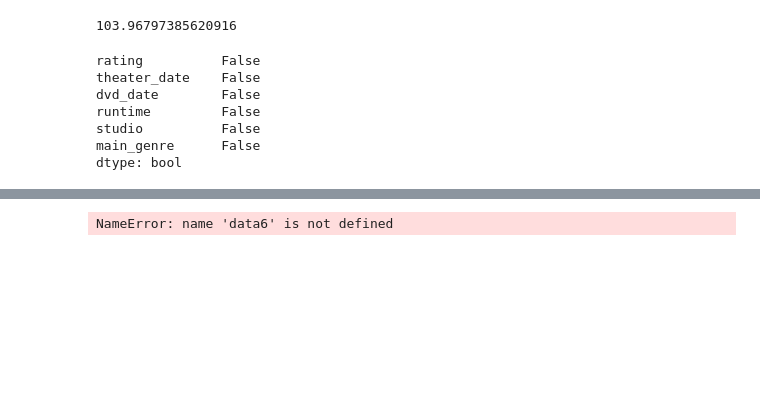
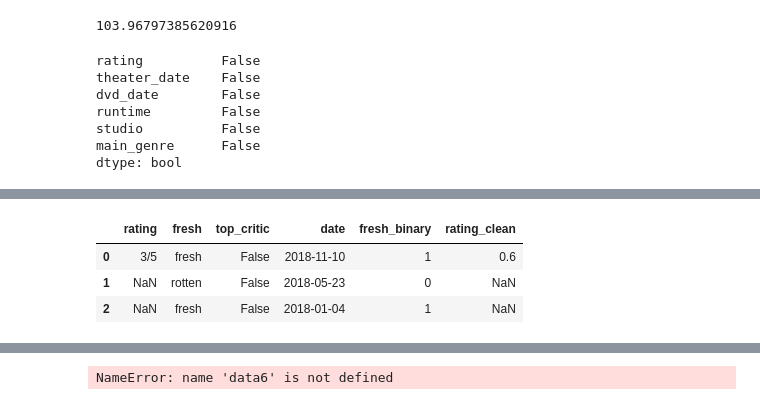
Before and after one commit to LEON-HUB10/Group_Four-_Phase-_Two_Project, a Jupyter notebook: student.ipynb, the cells around one changed output, grey strips where cells are left out. Drawn from its saved outputs; the diff is of its cells as text; code cells hidden in the pictures; blank space fills up the shorter version.

```diff
--- a/student.ipynb
+++ b/student.ipynb
@@ -823,0 +865,4 @@ data5.shape
+# %%
+#Dropping columns
+dataf5.drop(['id', 'critic', 'review', 'publisher'], axis=1, inplace=True)
+print(dataf5.columns)
@@ -839 +880,5 @@ studio          1066
 dtype: int64
+# %%
+#1. Converting date to Datetime
+dataf5['date'] = pd.to_datetime(dataf5['date'])
+dataf5.head(3)
@@ -839,0 +892,5 @@ dtype: int64
+# %%
+#2. top_critic;converting it to True/False
+#makes it easier to work with when plotting or modeling
+dataf5['top_critic'] = dataf5['top_critic'].astype(bool)
+dataf5.head(3)
@@ -839,0 +902,8 @@ dtype: int64
+# %%
+#3. Fresh column
+fresh_value_counts = dataf5['fresh'].value_counts()
+print(fresh_value_counts)
+
+#converting Fresh to a Binary
+dataf5['fresh_binary'] = dataf5['fresh'].map({'fresh': 1, 'rotten': 0})
+dataf5.head(3)
@@ -839,0 +918,13 @@ dtype: int64
+# %%
+#4. Cleaning the rating column that has null values too
+
+split_rating = data5['rating'].str.split('/', expand=True)
+
+# Convert to numeric and calculate clean rating
+dataf5['rating_clean'] = pd.to_numeric(split_rating[0], errors='coerce') / pd.to_numeric(split_rating[1], errors='coerce')
+dataf5.head(3)
+# %% [output]
+|  | rating | fresh | top_critic | date | fresh_binary | rating_clean |
+| 0 | 3/5 | fresh | False | 2018-11-10 | 1 | 0.6 |
+| 1 | NaN | rotten | False | 2018-05-23 | 0 | NaN |
+| 2 | NaN | fresh | False | 2018-01-04 | 1 | NaN |
```
Also changed, not shown: parts of 31 cells of this notebook.
